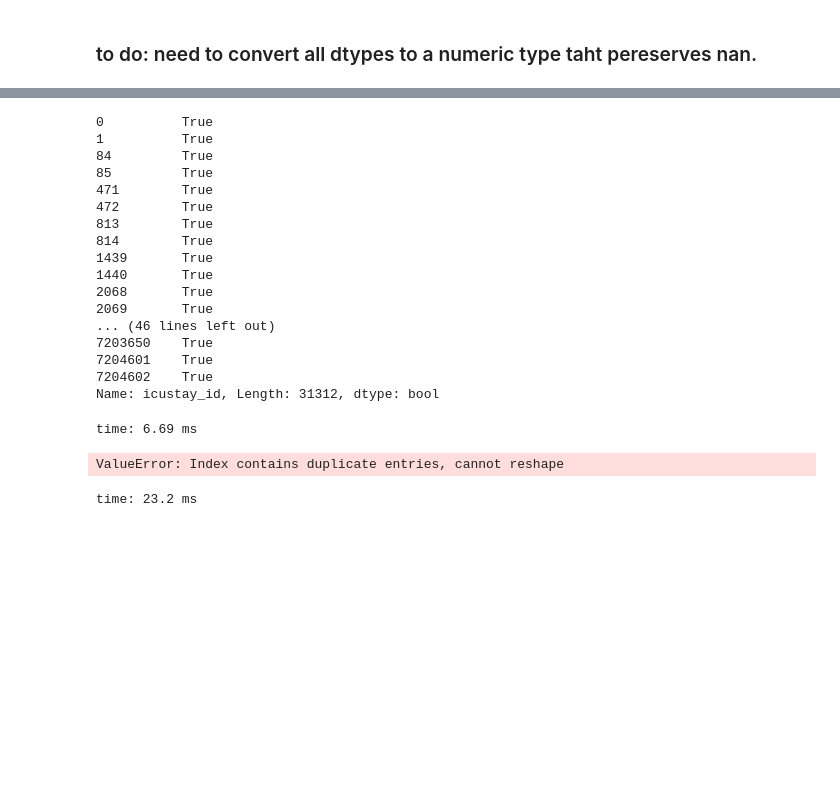
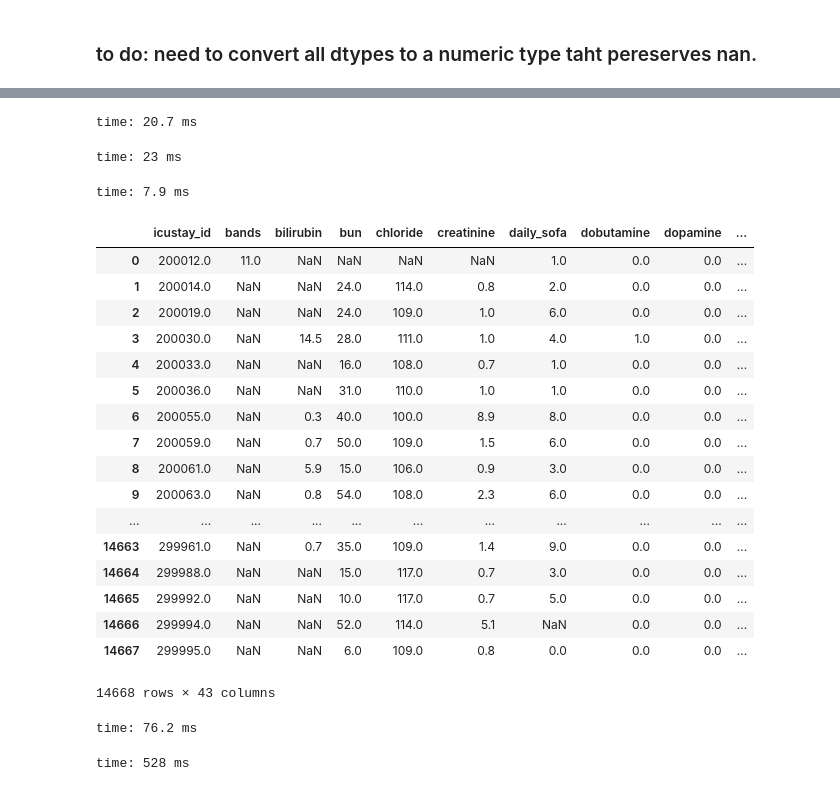
Before and after one commit to kellylinyingxin/mimiciii-antibiotics-modeling, a Jupyter notebook: notebooks/07.02-worst_case_model_aggregation .ipynb, the cells around one changed output, grey strips where cells are left out. Drawn from its saved outputs; the diff is of its cells as text; code cells hidden in the pictures; blank space fills up the shorter version.

Commit message:
finished first "worst" aggregate
ready to open in r and start imputation

```diff
--- a/notebooks/07.02-worst_case_model_aggregation .ipynb
+++ b/notebooks/07.02-worst_case_model_aggregation .ipynb
@@ -201,4 +163,4 @@ time: 1.25 ms
 # %%
-test=pd.merge(table.reset_index(), table2.reset_index(), how='left')
-test=pd.merge(test, table3.reset_index(), left_on='icustay_id', right_on='icustay_id',how='left')
+worst_df=pd.merge(table.reset_index(), table2.reset_index(), how='left')
+worst_df=pd.merge(worst_df, table3.reset_index(), left_on='icustay_id', right_on='icustay_id',how='left')
 # %% [output]
@@ -262,32 +191,50 @@ See the caveats in the documentation: http://pandas.pydata.org/pandas-docs/stabl
+# %%
+big_categorical= big_categorical.pivot(
+    index='icustay_id',
+    values='value',
+    columns='label') #need to convert to long format. should be one row per patient per time.
+# %% [output]
+time: 20.7 ms
+# %%
+worst_df=pd.merge(worst_df, big_categorical, left_on='icustay_id', right_on='icustay_id',how='left')
+# %% [output]
+time: 23 ms
+# %%
+worst_df['leukocyte']=worst_df['leukocyte'].astype("category")
+worst_df['nitrite']=worst_df['nitrite'].astype("category")
+worst_df['vent_recieved']=worst_df['vent_recieved'].astype("category")
+# %% [output]
+time: 7.9 ms
+# %%
+worst_df
+# %% [output]
+|  | icustay_id | bands | bilirubin | bun | chloride | creatinine | daily_sofa | dobutamine | dopamine | ... |
+| 0 | 200012.0 | 11.0 | NaN | NaN | NaN | NaN | 1.0 | 0.0 | 0.0 | ... |
+| 1 | 200014.0 | NaN | NaN | 24.0 | 114.0 | 0.8 | 2.0 | 0.0 | 0.0 | ... |
+| 2 | 200019.0 | NaN | NaN | 24.0 | 109.0 | 1.0 | 6.0 | 0.0 | 0.0 | ... |
+| 3 | 200030.0 | NaN | 14.5 | 28.0 | 111.0 | 1.0 | 4.0 | 1.0 | 0.0 | ... |
+| 4 | 200033.0 | NaN | NaN | 16.0 | 108.0 | 0.7 | 1.0 | 0.0 | 0.0 | ... |
+| 5 | 200036.0 | NaN | NaN | 31.0 | 110.0 | 1.0 | 1.0 | 0.0 | 0.0 | ... |
+| 6 | 200055.0 | NaN | 0.3 | 40.0 | 100.0 | 8.9 | 8.0 | 0.0 | 0.0 | ... |
+| 7 | 200059.0 | NaN | 0.7 | 50.0 | 109.0 | 1.5 | 6.0 | 0.0 | 0.0 | ... |
+| 8 | 200061.0 | NaN | 5.9 | 15.0 | 106.0 | 0.9 | 3.0 | 0.0 | 0.0 | ... |
+| 9 | 200063.0 | NaN | 0.8 | 54.0 | 108.0 | 2.3 | 6.0 | 0.0 | 0.0 | ... |
+| ... | ... | ... | ... | ... | ... | ... | ... | ... | ... | ... |
+| 14663 | 299961.0 | NaN | 0.7 | 35.0 | 109.0 | 1.4 | 9.0 | 0.0 | 0.0 | ... |
+| 14664 | 299988.0 | NaN | NaN | 15.0 | 117.0 | 0.7 | 3.0 | 0.0 | 0.0 | ... |
+| 14665 | 299992.0 | NaN | NaN | 10.0 | 117.0 | 0.7 | 5.0 | 0.0 | 0.0 | ... |
+| 14666 | 299994.0 | NaN | NaN | 52.0 | 114.0 | 5.1 | NaN | 0.0 | 0.0 | ... |
+| 14667 | 299995.0 | NaN | NaN | 6.0 | 109.0 | 0.8 | 0.0 | 0.0 | 0.0 | ... |
+14668 rows × 43 columns
+time: 76.2 ms
+# %%
+date= '22112018'
+pd.DataFrame(worst_df).to_csv(Path(
+    wd+'/data/processed/%s_worstdf_preImp.csv' %(date)))
+# %% [output]
+time: 528 ms
 # %%
-big_categorical["icustay_id"].isin(icustay_id)
+# big_categorical["icustay_id"].isin(icustay_id)
-# %% [output]
-0          True
-1          True
-84         True
-85         True
-471        True
-472        True
-813        True
-814        True
-1439       True
-1440       True
-2068       True
-2069       True
-... (46 lines left out)
-7203650    True
-7204601    True
-7204602    True
-Name: icustay_id, Length: 31312, dtype: bool
-time: 6.69 ms
-# %%
-big_categorical.pivot(
-    index='icustay_id',
-    values='value',
-    columns='label') #need to convert to long format. should be one row per patient per time.
-# %% [output]
-ValueError: Index contains duplicate entries, cannot reshape
-time: 23.2 ms
 # %%
 #big_noCat['value']=big_noCat['value'].astype(float, copy=False)
 #big_noCat.groupby(['icustay_id','label'], as_index=False)['value'].agg(dict1) #
```
Also changed, not shown: parts of 35 cells of this notebook.
